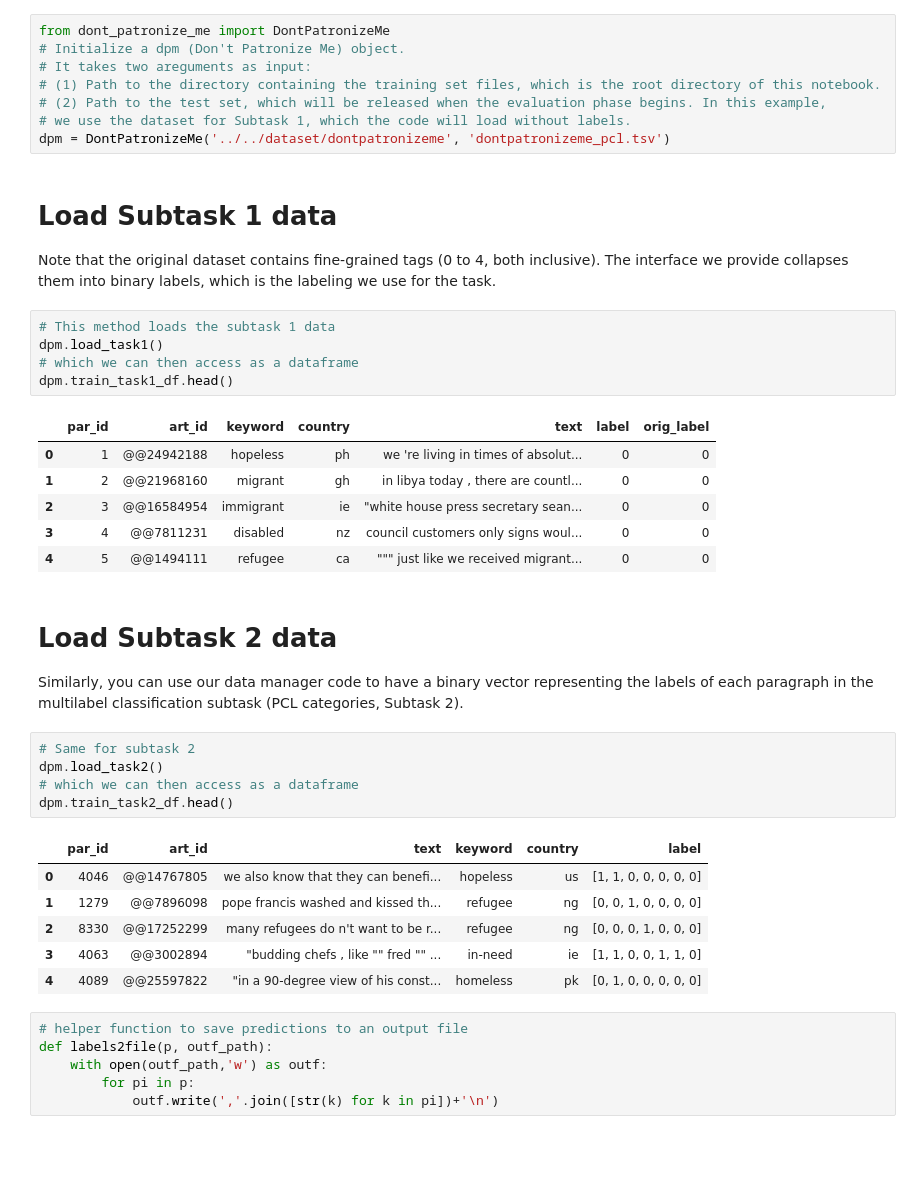
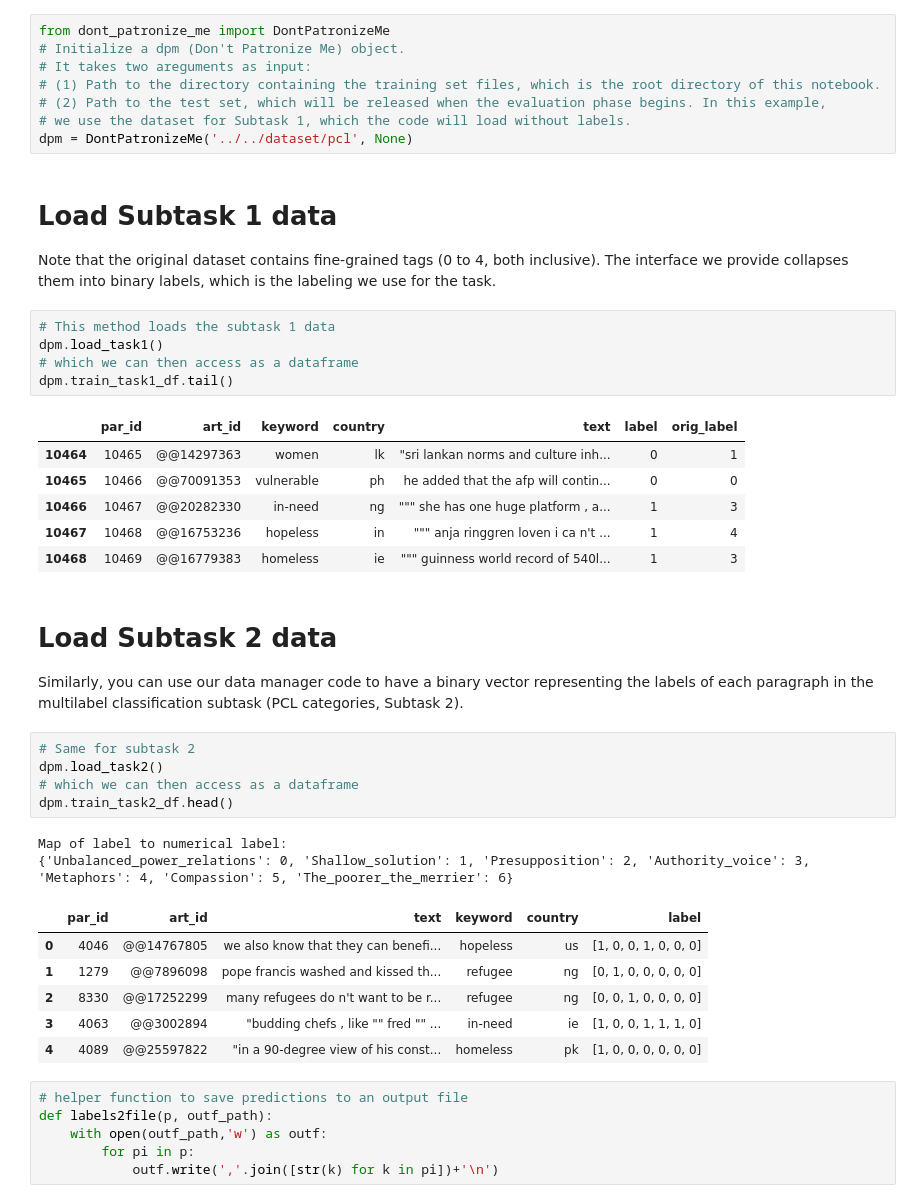
Before and after one commit to tushar-rishav/SemEval-2022, a Jupyter notebook: scripts/pcl/Semeval_2022_Task_4_Demo.ipynb, the cells around one changed output. Cells and saved outputs as stored; diff of their text form; blank space fills up the shorter version.

Commit message:
scripts/pcl/dont_patronize_me: Get rid of tabs and use relative dataset path

```diff
--- a/scripts/pcl/Semeval_2022_Task_4_Demo.ipynb
+++ b/scripts/pcl/Semeval_2022_Task_4_Demo.ipynb
@@ -44,7 +44,7 @@ from dont_patronize_me import DontPatronizeMe
 # (1) Path to the directory containing the training set files, which is the root directory of this notebook.
 # (2) Path to the test set, which will be released when the evaluation phase begins. In this example,
 # we use the dataset for Subtask 1, which the code will load without labels.
-dpm = DontPatronizeMe('../../dataset/dontpatronizeme', 'dontpatronizeme_pcl.tsv')
+dpm = DontPatronizeMe('../../dataset/pcl', None)
 # %% [markdown]
 # Load Subtask 1 data
 
@@ -52,15 +52,15 @@ Note that the original dataset contains fine-grained tags (0 to 4, both inclusiv
 # %%
 # This method loads the subtask 1 data
 dpm.load_task1()
 # which we can then access as a dataframe
-dpm.train_task1_df.head()
+dpm.train_task1_df.tail()
 # %% [output]
 |  | par_id | art_id | keyword | country | text | label | orig_label |
-| 0 | 1 | @@24942188 | hopeless | ph | we 're living in times of absolut... | 0 | 0 |
-| 1 | 2 | @@21968160 | migrant | gh | in libya today , there are countl... | 0 | 0 |
-| 2 | 3 | @@16584954 | immigrant | ie | "white house press secretary sean... | 0 | 0 |
-| 3 | 4 | @@7811231 | disabled | nz | council customers only signs woul... | 0 | 0 |
-| 4 | 5 | @@1494111 | refugee | ca | """ just like we received migrant... | 0 | 0 |
+| 10464 | 10465 | @@14297363 | women | lk | "sri lankan norms and culture inh... | 0 | 1 |
+| 10465 | 10466 | @@70091353 | vulnerable | ph | he added that the afp will contin... | 0 | 0 |
+| 10466 | 10467 | @@20282330 | in-need | ng | """ she has one huge platform , a... | 1 | 3 |
+| 10467 | 10468 | @@16753236 | hopeless | in | """ anja ringgren loven i ca n't ... | 1 | 4 |
+| 10468 | 10469 | @@16779383 | homeless | ie | """ guinness world record of 540l... | 1 | 3 |
 # %% [markdown]
 # Load Subtask 2 data
 
@@ -71,12 +71,14 @@ dpm.load_task2()
 # which we can then access as a dataframe
 dpm.train_task2_df.head()
 # %% [output]
+Map of label to numerical label:
+{'Unbalanced_power_relations': 0, 'Shallow_solution': 1, 'Presupposition': 2, 'Authority_voice': 3, 'Metaphors': 4, 'Compassion': 5, 'The_poorer_the_merrier': 6}
 |  | par_id | art_id | text | keyword | country | label |
-| 0 | 4046 | @@14767805 | we also know that they can benefi... | hopeless | us | [1, 1, 0, 0, 0, 0, 0] |
-| 1 | 1279 | @@7896098 | pope francis washed and kissed th... | refugee | ng | [0, 0, 1, 0, 0, 0, 0] |
-| 2 | 8330 | @@17252299 | many refugees do n't want to be r... | refugee | ng | [0, 0, 0, 1, 0, 0, 0] |
-| 3 | 4063 | @@3002894 | "budding chefs , like "" fred "" ... | in-need | ie | [1, 1, 0, 0, 1, 1, 0] |
-| 4 | 4089 | @@25597822 | "in a 90-degree view of his const... | homeless | pk | [0, 1, 0, 0, 0, 0, 0] |
+| 0 | 4046 | @@14767805 | we also know that they can benefi... | hopeless | us | [1, 0, 0, 1, 0, 0, 0] |
+| 1 | 1279 | @@7896098 | pope francis washed and kissed th... | refugee | ng | [0, 1, 0, 0, 0, 0, 0] |
+| 2 | 8330 | @@17252299 | many refugees do n't want to be r... | refugee | ng | [0, 0, 1, 0, 0, 0, 0] |
+| 3 | 4063 | @@3002894 | "budding chefs , like "" fred "" ... | in-need | ie | [1, 0, 0, 1, 1, 1, 0] |
+| 4 | 4089 | @@25597822 | "in a 90-degree view of his const... | homeless | pk | [1, 0, 0, 0, 0, 0, 0] |
 # %%
 # helper function to save predictions to an output file
 def labels2file(p, outf_path):
```
Also changed, not shown: 1 other file.
